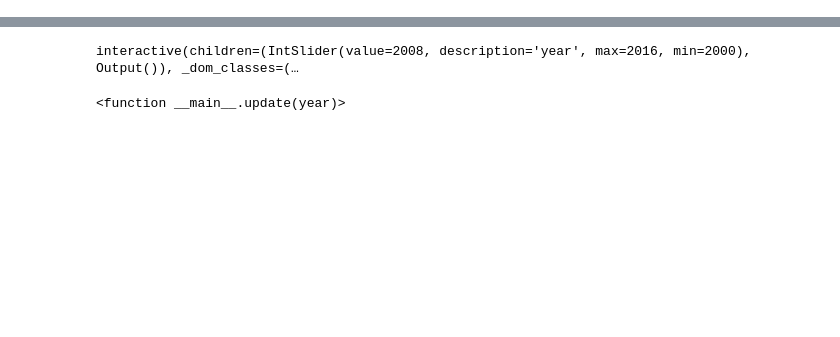
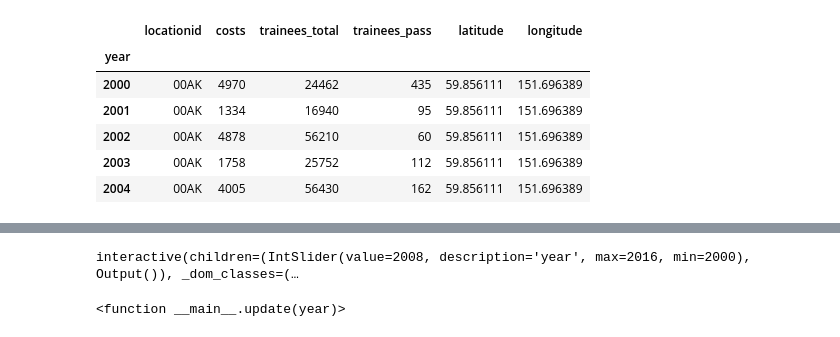
Before and after one commit to zacharyclement/bokeh, a Jupyter notebook: bokeh_dashboard/dashboard.ipynb, the cells around one changed output, grey strips where cells are left out. Cells and saved outputs as stored; diff of their text form; code cells hidden in the pictures; blank space fills up the shorter version.

```diff
--- a/bokeh_dashboard/dashboard.ipynb
+++ b/bokeh_dashboard/dashboard.ipynb
@@ -29,6 +29,16 @@ del df['index']
 data = df[['year', 'locationid', 'costs', 'trainees_total', 'trainees_pass', 'latitude', 'longitude']]
 # %%
 data = data.set_index('year')
+# %%
+data.head()
+# %% [output]
+|  | locationid | costs | trainees_total | trainees_pass | latitude | longitude |
+| year |  |  |  |  |  |  |
+| 2000 | 00AK | 4970 | 24462 | 435 | 59.856111 | 151.696389 |
+| 2001 | 00AK | 1334 | 16940 | 95 | 59.856111 | 151.696389 |
+| 2002 | 00AK | 4878 | 56210 | 60 | 59.856111 | 151.696389 |
+| 2003 | 00AK | 1758 | 25752 | 112 | 59.856111 | 151.696389 |
+| 2004 | 00AK | 4005 | 56430 | 162 | 59.856111 | 151.696389 |
 # %%
 source = ColumnDataSource(dict(
     x = data.loc[2010].trainees_total,
```
Also changed, not shown: parts of 1 cell of this notebook, 7 other files.
